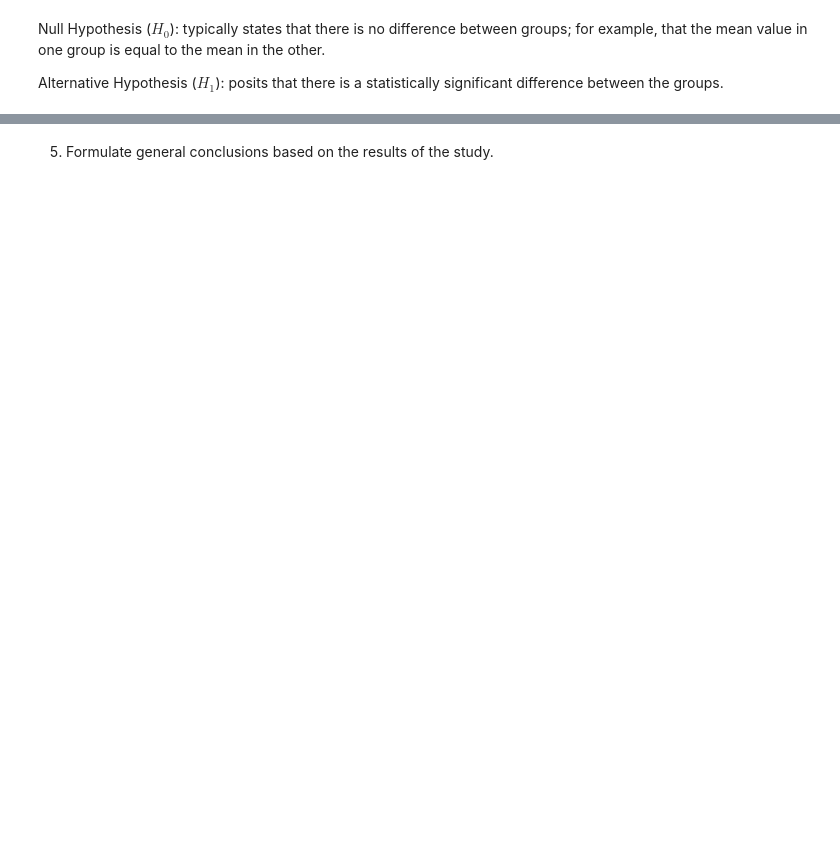
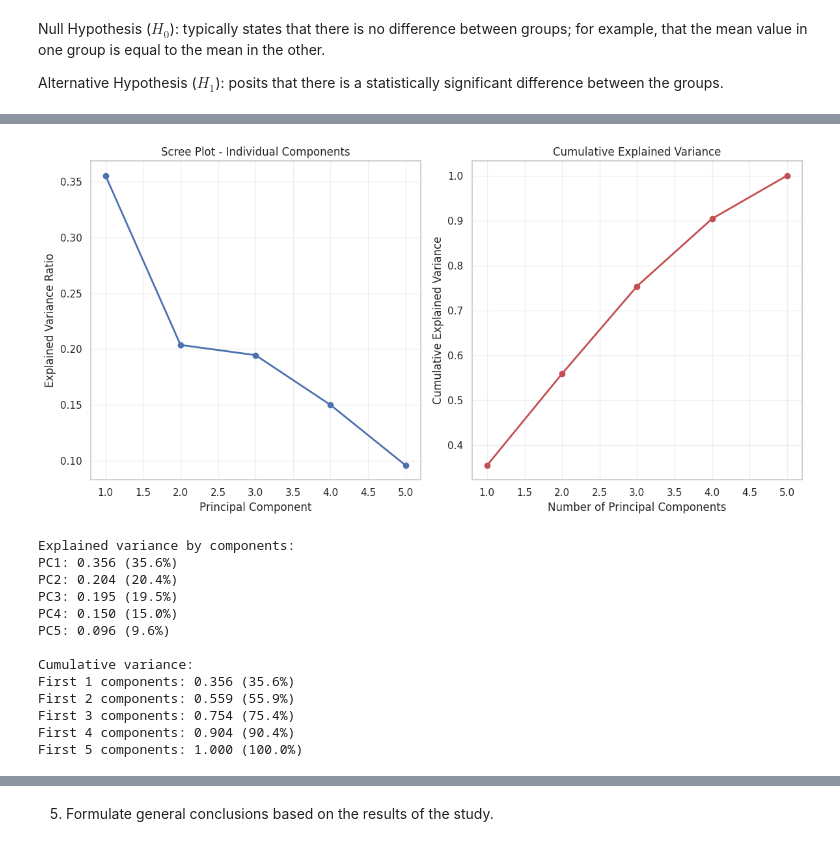
Before and after one commit to CepbluKot/hse-data-analysis-2025, a Jupyter notebook: project/project_Malysh_Tyukavkina.ipynb, the cells around one changed output, grey strips where cells are left out. Cells and saved outputs as stored; diff of their text form; code cells hidden in the pictures; blank space fills up the shorter version.

```diff
--- a/project/project_Malysh_Tyukavkina.ipynb
+++ b/project/project_Malysh_Tyukavkina.ipynb
@@ -1605,0 +1709,63 @@ Mappings: {'state_code': {'AR': 1, 'AZ': 2, 'CA': 3, 'CO': 4, 'CT': 5, 'DC': 6,
+# %%
+
+
+
+
+from sklearn.preprocessing import StandardScaler
+from sklearn.decomposition import PCA
+# Perform PCA
+pca = PCA()
+
+scaler = StandardScaler()
+X_scaled = scaler.fit_transform(X)
+
+pca.fit(X_scaled)
+
+# Scree plot to determine number of components
+plt.figure(figsize=(12, 6))
+
+# Plot explained variance ratio
+plt.subplot(1, 2, 1)
+plt.plot(range(1, len(pca.explained_variance_ratio_) + 1),
+         pca.explained_variance_ratio_, 'bo-', linewidth=2)
+plt.xlabel('Principal Component')
+plt.ylabel('Explained Variance Ratio')
+plt.title('Scree Plot - Individual Components')
+plt.grid(True, alpha=0.3)
+
+# Plot cumulative explained variance
+plt.subplot(1, 2, 2)
+plt.plot(range(1, len(pca.explained_variance_ratio_) + 1),
+         np.cumsum(pca.explained_variance_ratio_), 'ro-', linewidth=2)
+plt.xlabel('Number of Principal Components')
+plt.ylabel('Cumulative Explained Variance')
+plt.title('Cumulative Explained Variance')
+plt.grid(True, alpha=0.3)
+
+plt.tight_layout()
+plt.show()
+
+# Print explained variance
+print("\nExplained variance by components:")
+for i, var in enumerate(pca.explained_variance_ratio_):
+    print(f"PC{i+1}: {var:.3f} ({var*100:.1f}%)")
+
+print(f"\nCumulative variance:")
+for i in range(1, len(pca.explained_variance_ratio_) + 1):
+    cum_var = np.cumsum(pca.explained_variance_ratio_)[i-1]
+    print(f"First {i} components: {cum_var:.3f} ({cum_var*100:.1f}%)")
+# %% [output]
+[figure, added]
+Explained variance by components:
+PC1: 0.356 (35.6%)
+PC2: 0.204 (20.4%)
+PC3: 0.195 (19.5%)
+PC4: 0.150 (15.0%)
+PC5: 0.096 (9.6%)
+
+Cumulative variance:
+First 1 components: 0.356 (35.6%)
+First 2 components: 0.559 (55.9%)
+First 3 components: 0.754 (75.4%)
+First 4 components: 0.904 (90.4%)
+First 5 components: 1.000 (100.0%)
```
Also changed, not shown: parts of 35 cells of this notebook, 2 other files.
